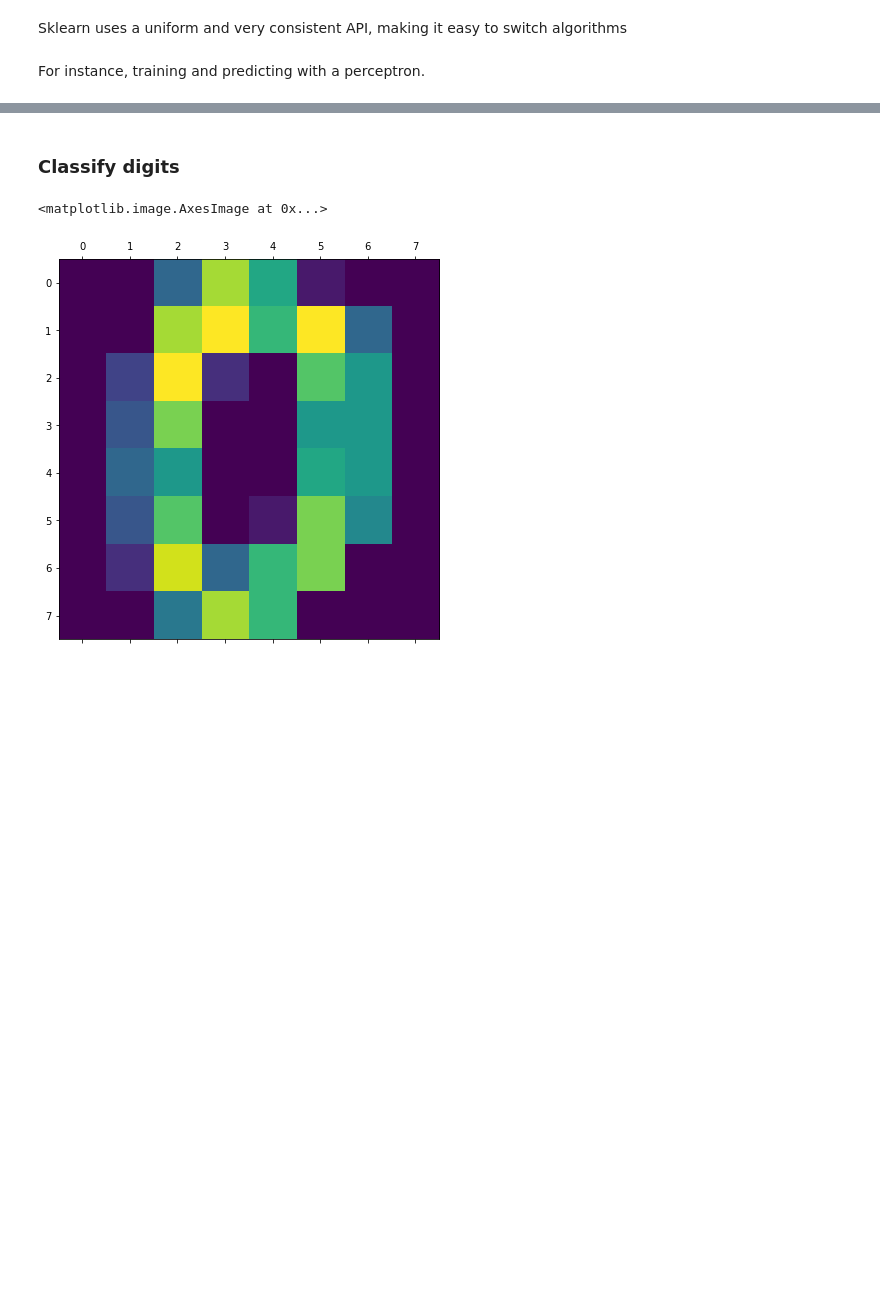
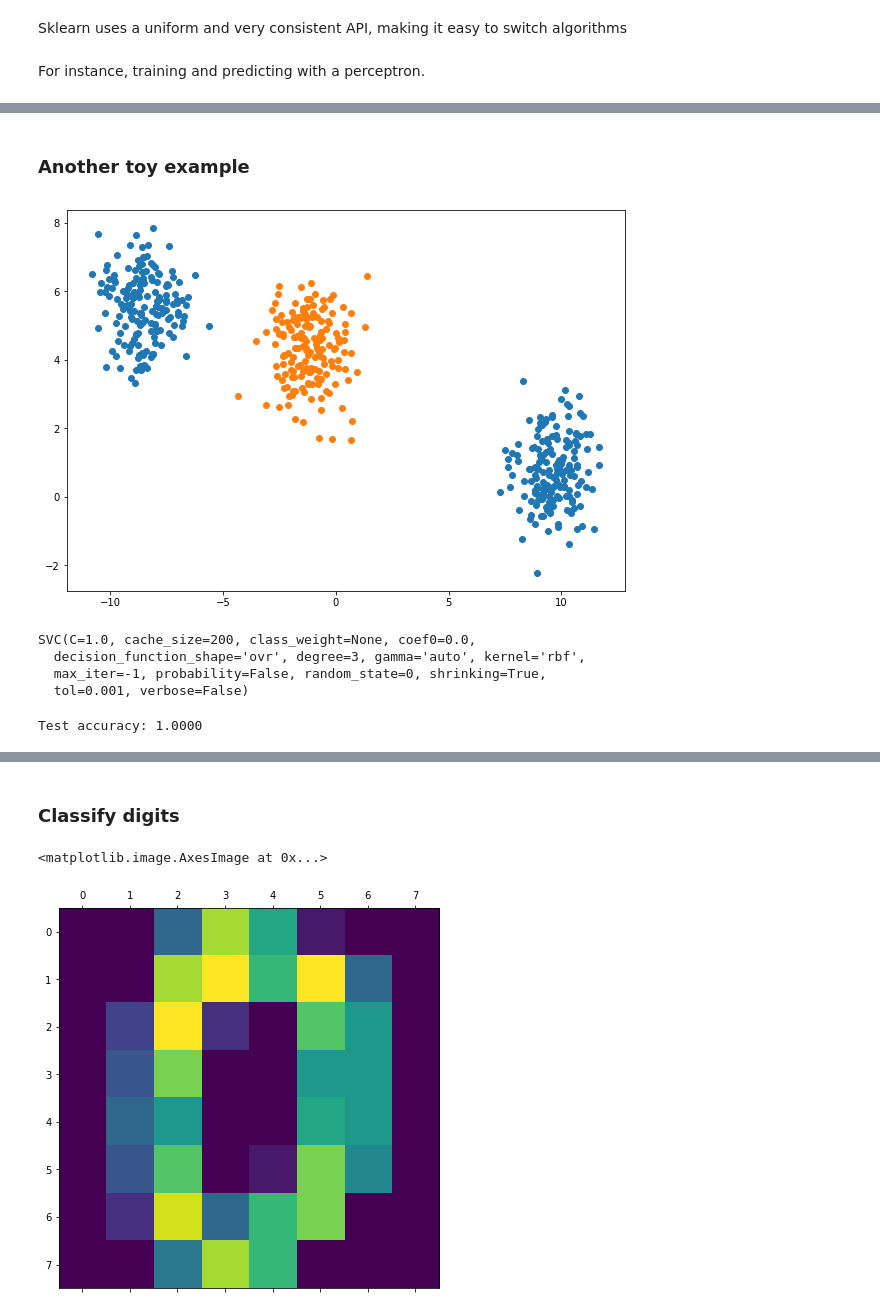
Before and after one commit to Varal7/ml-tutorial, a Jupyter notebook: Part1.ipynb, the cells around one changed output, grey strips where cells are left out. Drawn from its saved outputs; the diff is of its cells as text; code cells hidden in the pictures; blank space fills up the shorter version.

Commit message:
Add RBF kernel

```diff
--- a/Part1.ipynb
+++ b/Part1.ipynb
@@ -253,0 +254,11 @@ ax.plot(x_bnd, y_bnd)
+# %% [markdown]
+### Another toy example
+# %%
+X, y = make_blobs(n_samples=500, centers=3, random_state=7)
+y[y==2] = 0
+fig, ax = plt.subplots()
+for label in [0, 1]:
+    mask = (y == label)
+    ax.scatter(X[mask, 0], X[mask, 1])
+# %% [output]
+[figure, added]
@@ -253,0 +267,16 @@ ax.plot(x_bnd, y_bnd)
+# %%
+from sklearn.svm import SVC
+# clf = SVC(kernel="linear", random_state=0)
+clf = SVC(kernel="rbf", random_state=0)
+clf.fit(X_train, y_train)
+# %% [output]
+SVC(C=1.0, cache_size=200, class_weight=None, coef0=0.0,
+  decision_function_shape='ovr', degree=3, gamma='auto', kernel='rbf',
+  max_iter=-1, probability=False, random_state=0, shrinking=True,
+  tol=0.001, verbose=False)
+# %%
+y_pred = clf.predict(X_test)
+
+print('Test accuracy: %.4f' % accuracy_score(y_test, y_pred))
+# %% [output]
+Test accuracy: 1.0000
```
Also changed, not shown: parts of 16 cells of this notebook.
